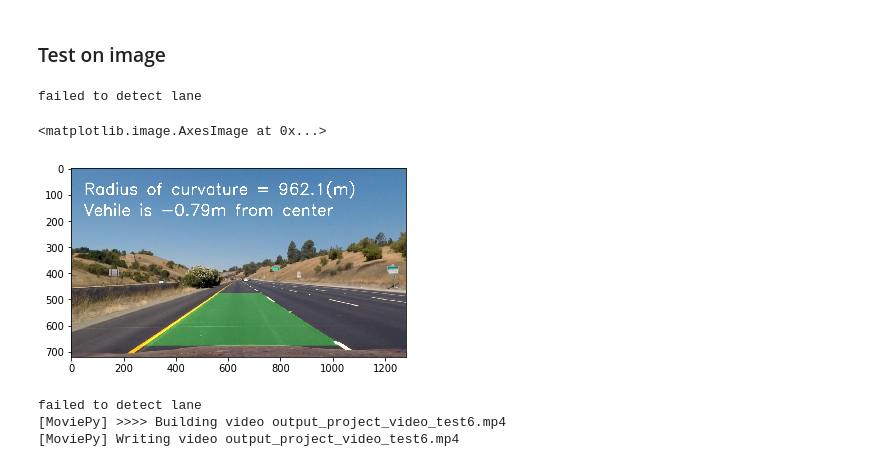
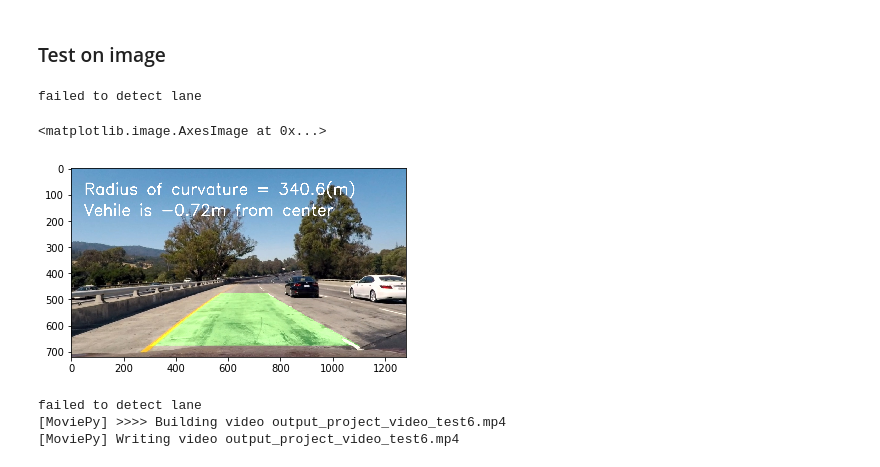
Before and after one commit to game-of-drones/CarND-Advanced-Lane-Lines, a Jupyter notebook: examples/example.ipynb, the cells around one changed output. Drawn from its saved outputs; the diff is of its cells as text; code cells hidden in the pictures.

```diff
--- a/examples/example.ipynb
+++ b/examples/example.ipynb
@@ -240,7 +240,7 @@ def color_and_gradient_thresholding(img, s_thresh=(170, 255), sx_thresh=(20, 100
 # %% [markdown]
 ### Test the result of the color and gradient thresholding
 # %%
-all_test_imgs = glob.glob('../test_images/*.png')
+all_test_imgs = glob.glob('../test_images/test1.jpg')
 warped_img_list = []
 threshold_img_list = []
 for f_img in all_test_imgs:
@@ -267,7 +267,7 @@ for i in range(n):
 def find_lane_sliding_window(binary_warped, plot_result=False):
     # Assuming you have created a warped binary image called "binary_warped"
     # Take a histogram of the bottom half of the image
-    histogram = np.sum(binary_warped[int(binary_warped.shape[0]/3):,:], axis=0)
+    histogram = np.sum(binary_warped[int(binary_warped.shape[0]/10000):,:], axis=0)
     # plt.figure()
     # plt.plot(np.array(range(0,binary_warped.shape[1])), histogram)
 
@@ -571,22 +569,22 @@ def my_pipeline(testImg):
 # %%
 good_fit = None
 left_fit=None
 right_fit=None
 
-testImg = plt.imread('../test_images/straight_lines1.jpg')
+testImg = plt.imread('../test_images/test1.jpg')
 
 undist = cv2.undistort(testImg, cameraMatrix, distCoeffs, None, cameraMatrix)
 warped = cv2.warpPerspective(undist, M, (undist.shape[1], undist.shape[0]))
 
 binary_img = color_and_gradient_thresholding(warped)
 
 after_pipeline = my_pipeline(testImg)
 plt.figure()
 plt.imshow(after_pipeline)
 # %% [output]
 failed to detect lane
 <matplotlib.image.AxesImage at 0x...>
-[figure, old version]
+[figure, new version]
 # %%
 
 good_fit = None
```
Also changed, not shown: parts of 4 cells of this notebook, 2 other files.
